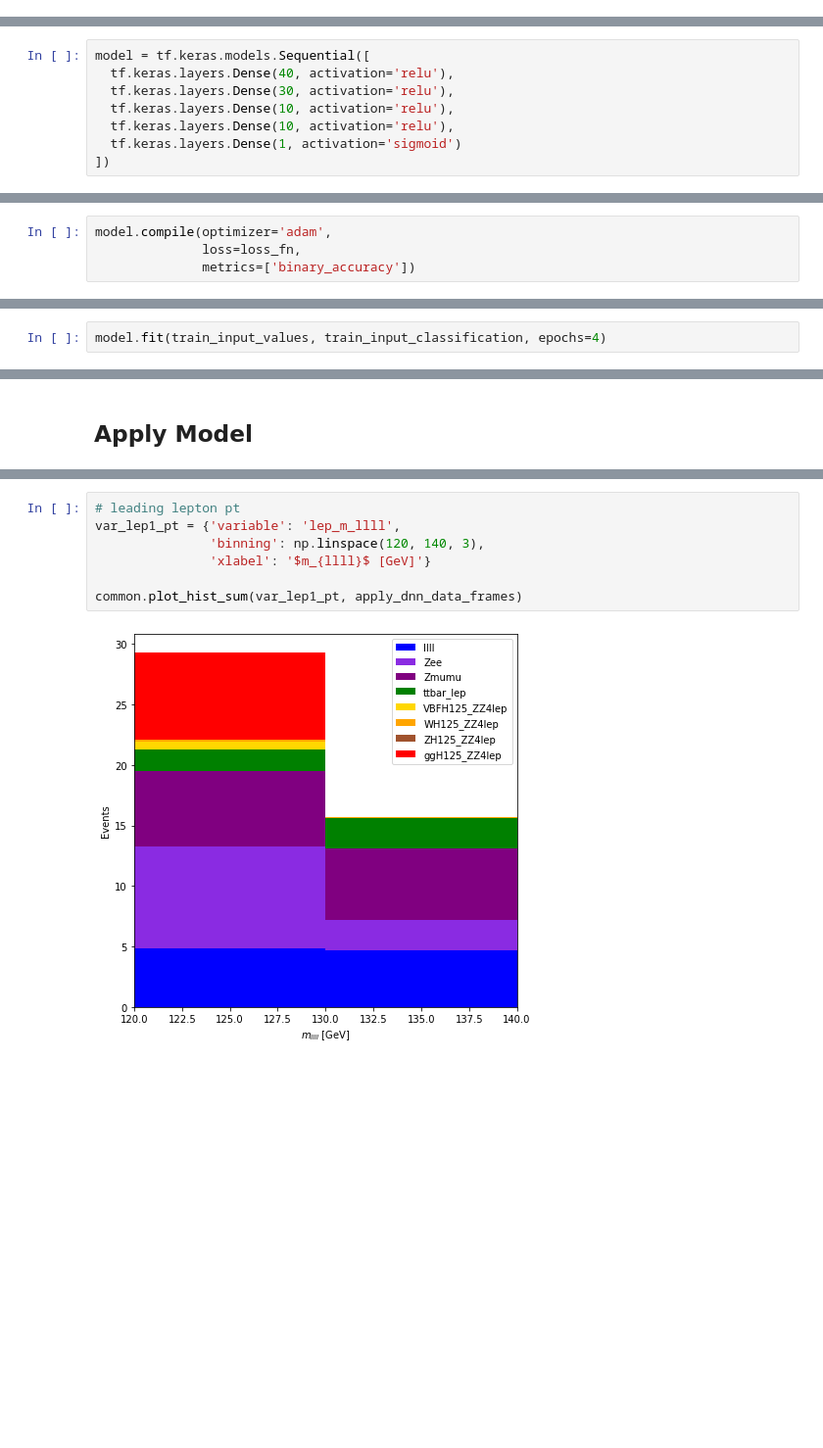
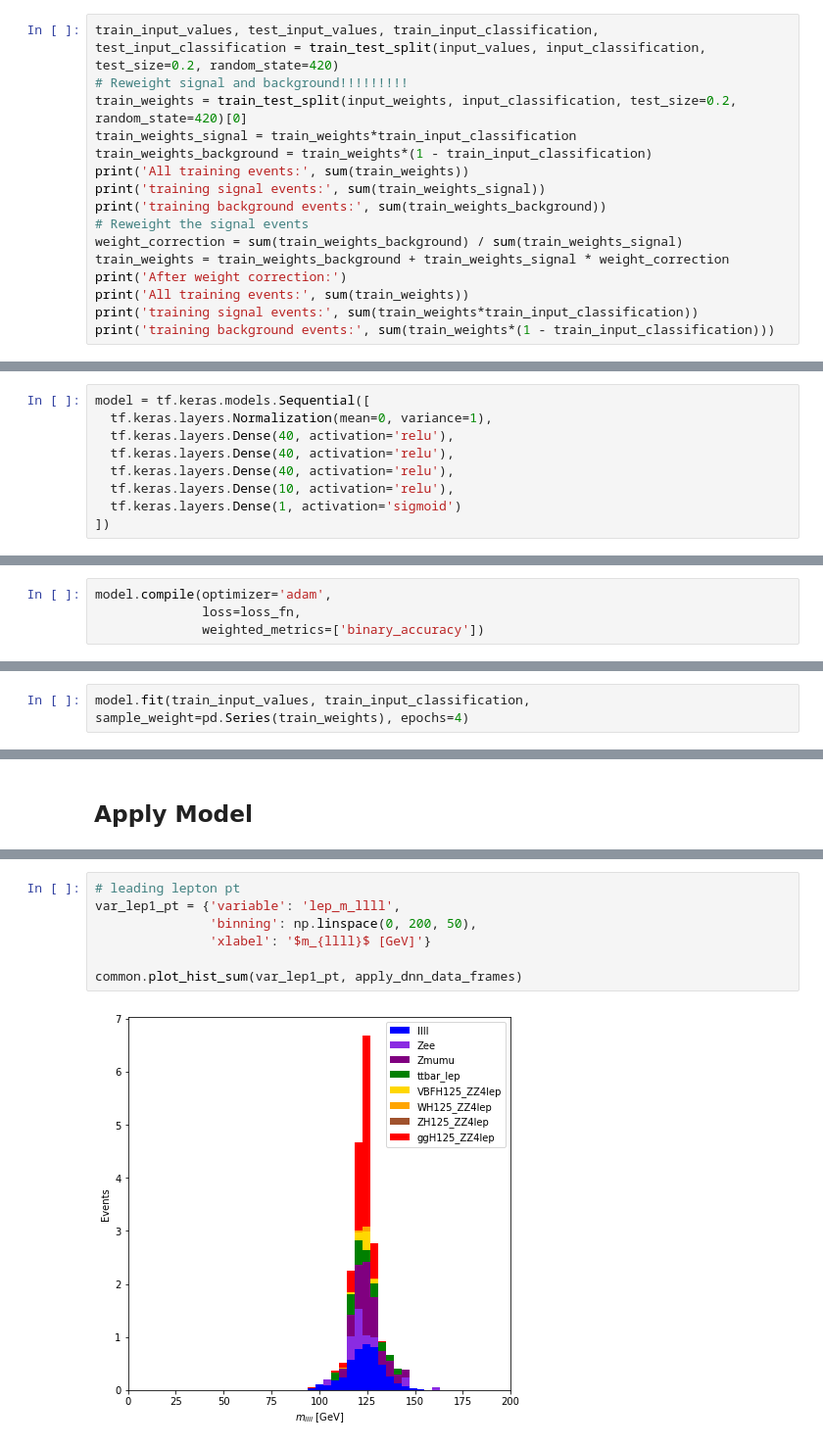
Before and after one commit to MaxStange1005/ATLAS-OpenData-Higgs-NeuralNetworks, a Jupyter notebook: machine_learning.ipynb, the cells around one changed output, grey strips where cells are left out. Shown: that part at 98% size. Drawn from its saved outputs; the diff is of its cells as text; blank space fills up the shorter version.

Commit message:
fit with weights

```diff
--- a/machine_learning.ipynb
+++ b/machine_learning.ipynb
@@ -239,0 +220,16 @@ val_input_classification = input_classification[val_index]
+# %%
+train_input_values, test_input_values, train_input_classification, test_input_classification = train_test_split(input_values, input_classification, test_size=0.2, random_state=420)
+# Reweight signal and background!!!!!!!!!
+train_weights = train_test_split(input_weights, input_classification, test_size=0.2, random_state=420)[0]
+train_weights_signal = train_weights*train_input_classification
+train_weights_background = train_weights*(1 - train_input_classification)
+print('All training events:', sum(train_weights))
+print('training signal events:', sum(train_weights_signal))
+print('training background events:', sum(train_weights_background))
+# Reweight the signal events
+weight_correction = sum(train_weights_background) / sum(train_weights_signal)
+train_weights = train_weights_background + train_weights_signal * weight_correction
+print('After weight correction:')
+print('All training events:', sum(train_weights))
+print('training signal events:', sum(train_weights*train_input_classification))
+print('training background events:', sum(train_weights*(1 - train_input_classification)))
@@ -265,9 +270,10 @@ To classify background and signal the last layer should only consist of one neur
 What about the initialization of the weights?
 # %%
 model = tf.keras.models.Sequential([
+  tf.keras.layers.Normalization(mean=0, variance=1),
   tf.keras.layers.Dense(40, activation='relu'),
-  tf.keras.layers.Dense(30, activation='relu'),
-  tf.keras.layers.Dense(10, activation='relu'),
+  tf.keras.layers.Dense(40, activation='relu'),
+  tf.keras.layers.Dense(40, activation='relu'),
   tf.keras.layers.Dense(10, activation='relu'),
   tf.keras.layers.Dense(1, activation='sigmoid')
 ])
@@ -286,8 +295,8 @@ The performance of the learning process is given by the metric (see https://www.
 # %%
 model.compile(optimizer='adam',
               loss=loss_fn,
-              metrics=['binary_accuracy'])
+              weighted_metrics=['binary_accuracy'])
 # %% [markdown]
 early stopping?
 # %%
-model.fit(train_input_values, train_input_classification, epochs=4)
+model.fit(train_input_values, train_input_classification, sample_weight=pd.Series(train_weights), epochs=4)
@@ -442,9 +422,9 @@ ttbar_lep
 # %%
 # leading lepton pt
 var_lep1_pt = {'variable': 'lep_m_llll',
-               'binning': np.linspace(120, 140, 3),
+               'binning': np.linspace(0, 200, 50),
                'xlabel': '$m_{llll}$ [GeV]'}
 
 common.plot_hist_sum(var_lep1_pt, apply_dnn_data_frames)
 # %% [output]
-[figure, old version]
+[figure, new version]
```
Also changed, not shown: parts of 16 cells of this notebook.
